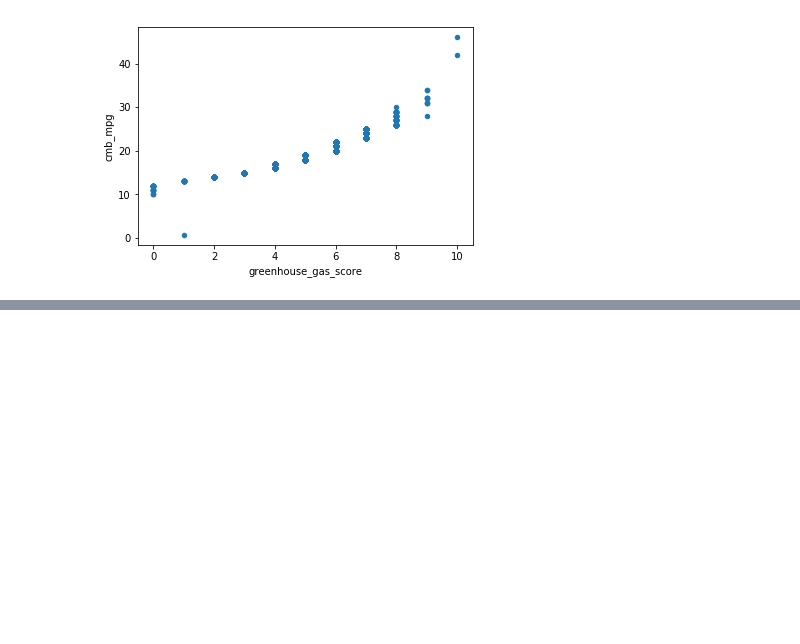
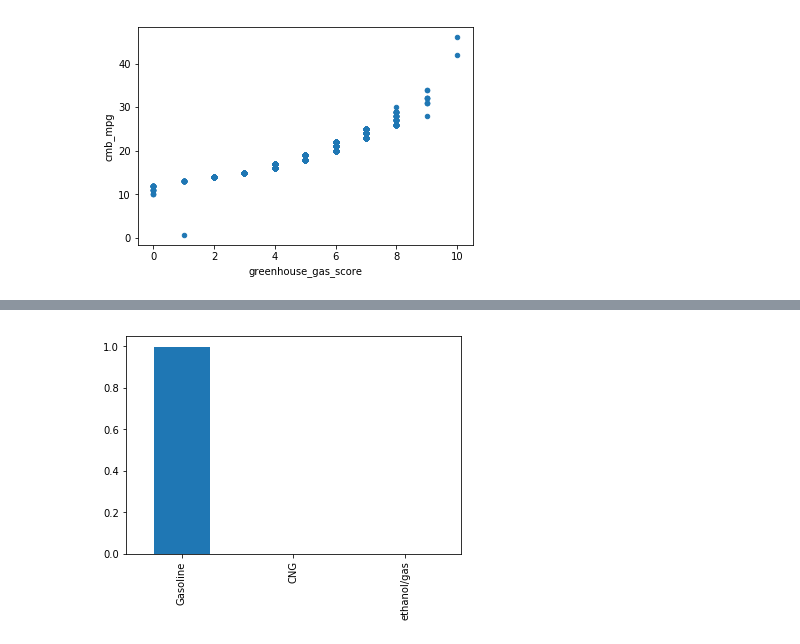
Before and after one commit to PadmarajBhat/DataAnalyst-1, a Jupyter notebook: The Data Analysis Process/Data Analysis Process - Case Study 2.ipynb, the cells around one changed output, grey strips where cells are left out. Saved outputs shown, nothing was run; the diff lists cells and outputs as text; code cells hidden in the pictures; blank space fills up the shorter version.

```diff
--- a/The Data Analysis Process/Data Analysis Process - Case Study 2.ipynb
+++ b/The Data Analysis Process/Data Analysis Process - Case Study 2.ipynb
@@ -586,0 +613,4 @@ df_08_new.plot.scatter('greenhouse_gas_score','cmb_mpg');
+# %%
+fuel_prop_2.plot(kind='bar');
+# %% [output]
+[figure, added]
```
Also changed, not shown: parts of 16 cells of this notebook.
